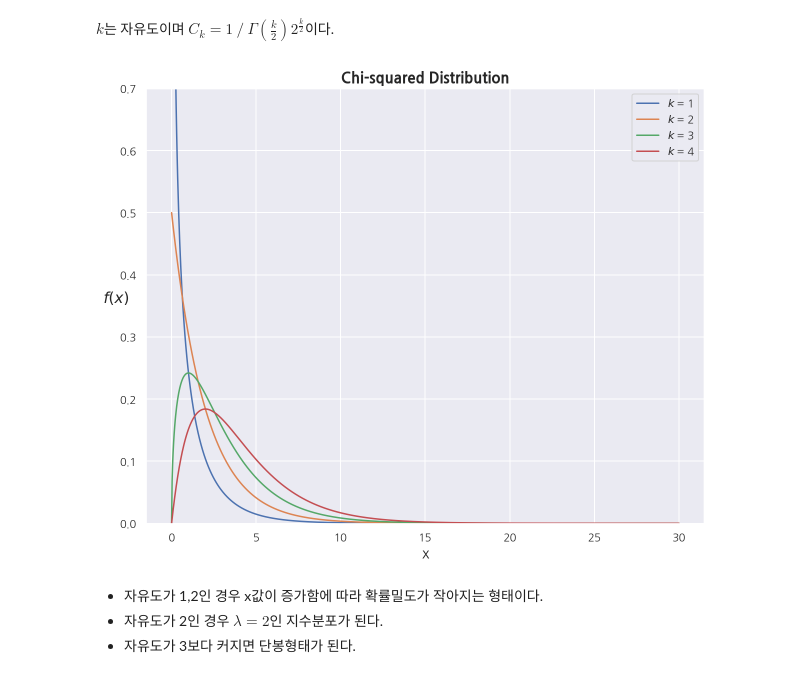
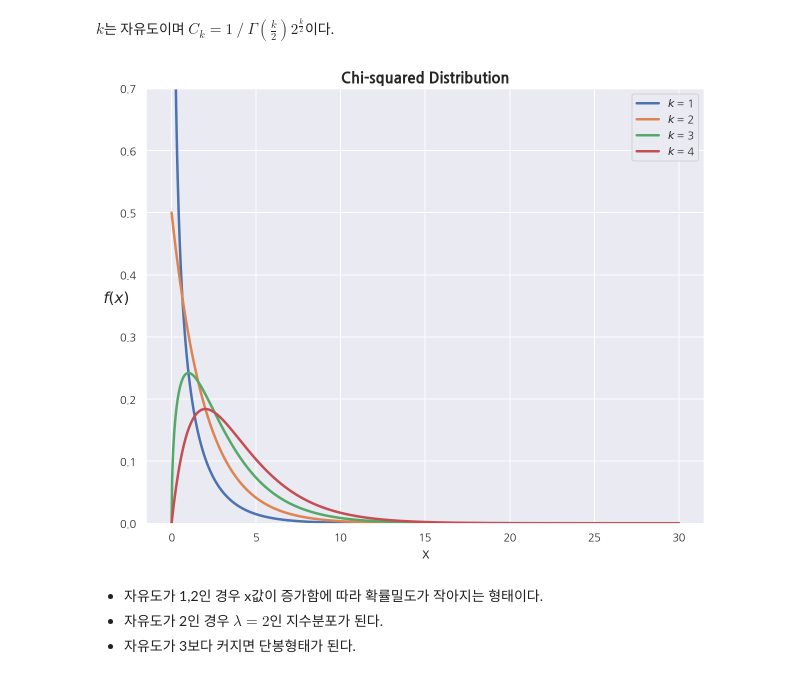
Before and after one commit to Romg2/Python_Study_Statistic, a Jupyter notebook: 01. 확률분포.ipynb, the cells around one changed output. Drawn from its saved outputs; the diff is of its cells as text; code cells hidden in the pictures.

```diff
--- a/01. 확률분포.ipynb
+++ b/01. 확률분포.ipynb
@@ -190,7 +190,7 @@ plt.figure(figsize=(10, 8))
 for lam in [1, 3, 5]:
     loc = 0
     y = stats.expon(loc, lam).pdf(x)
-    plt.plot(x, y, label = f"$\lambda$ = {lam}")
+    plt.plot(x, y, label = f"$\lambda$ = {lam}", lw=3)
 
 plt.title('Exponential Distribution', weight="bold", fontsize=15)
 plt.xlabel('x', fontsize=15)
@@ -222,22 +222,22 @@ $k$는 자유도이며 $C_k = 1 \ / \ {\Gamma(\frac{k}{2}) 2^{\frac{k}{2}}}$이
 # %%
 x = np.linspace(0, 30, 1000)
 
 plt.figure(figsize=(10, 8))
 
 for df in range(4):
     y = stats.chi2(df+1).pdf(x)
-    plt.plot(x, y, label = f"$k$ = {df+1}")
+    plt.plot(x, y, label = f"$k$ = {df+1}", lw=2.5)
 
 plt.title('Chi-squared Distribution', weight="bold", fontsize=15)
 plt.xlabel("x", fontsize=15)
 plt.ylabel("$f(x)$", rotation = 0, fontsize=15)
 
 plt.ylim(0,0.7)
 plt.legend()
 
 plt.show()
 # %% [output]
-[figure, old version]
+[figure, new version]
 # %% [markdown]
 - 자유도가 1,2인 경우 x값이 증가함에 따라 확률밀도가 작아지는 형태이다.
 - 자유도가 2인 경우 $\lambda = 2$인 지수분포가 된다.
```
Also changed, not shown: parts of 15 cells of this notebook.
